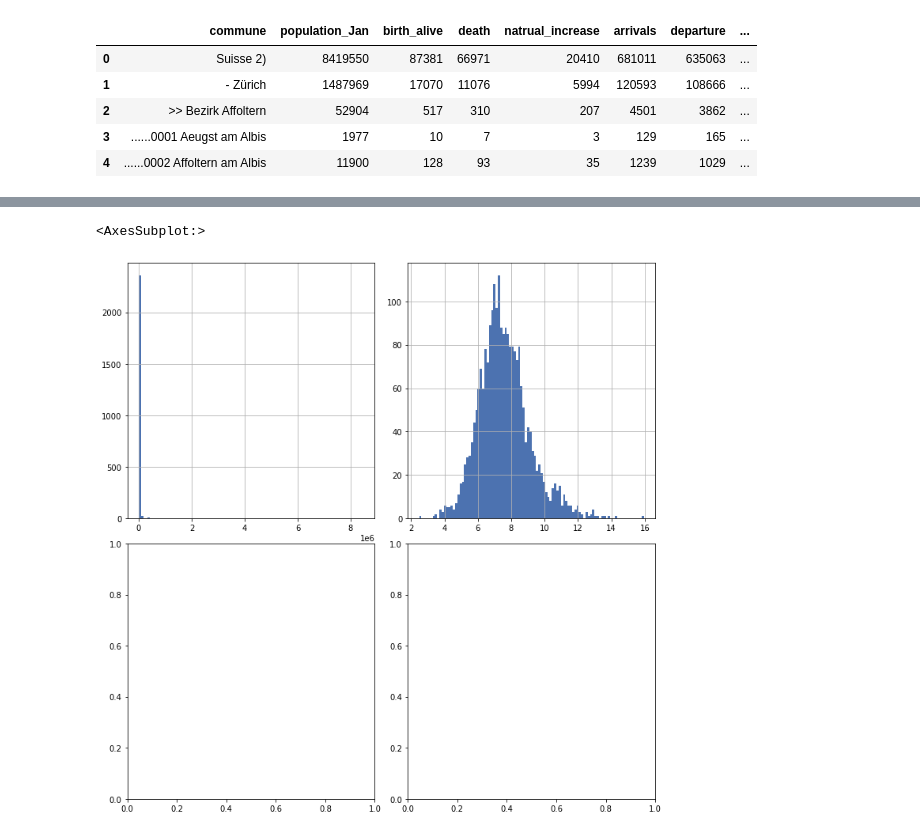
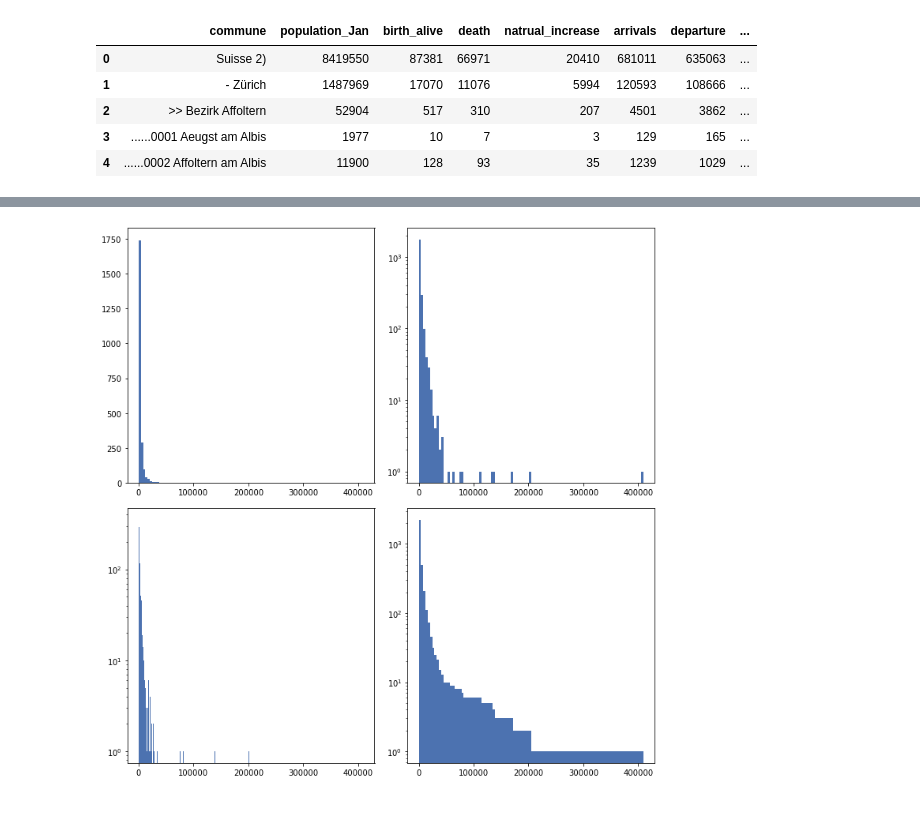
Before and after one commit to MegaCookies88/2020, a Jupyter notebook: Tutorials/02 - Data viz and data from the web/Becoming a DataVizard exercise.ipynb, the cells around one changed output, grey strips where cells are left out. Cells and saved outputs as stored; diff of their text form; code cells hidden in the pictures.

```diff
--- a/Tutorials/02 - Data viz and data from the web/Becoming a DataVizard exercise.ipynb
+++ b/Tutorials/02 - Data viz and data from the web/Becoming a DataVizard exercise.ipynb
@@ -327,13 +327,22 @@ The figure is extracted from [this paper](https://arxiv.org/pdf/cond-mat/0412004
 # %%
 # Write your code here
 plt.subplots(2,2,figsize=(10,10))
 plt.tight_layout()
+
 plt.subplot(2,2,1)
-commune_pop['population_Dec'].hist(bins = 100)
+plt.hist(pop_per_commune.population_Dec, bins=100)
+
 plt.subplot(2,2,2)
-np.log(commune_pop['population_Dec']).hist(bins = 100)
+plt.hist(pop_per_commune.population_Dec, bins=100, log=True)
+
+plt.subplot(2,2,3)
+plt.hist(pop_per_commune.population_Dec, bins=1000, log=True)
+
+plt.subplot(2,2,4)
+plt.hist(pop_per_commune.population_Dec,bins=100,log=True,cumulative=-1)
+
+plt.show()
 # %% [output]
-<AxesSubplot:>
-[figure, old version]
+[figure, new version]
 # %%
 # Write your interpretations here
```
Also changed, not shown: parts of 1 cell of this notebook.
